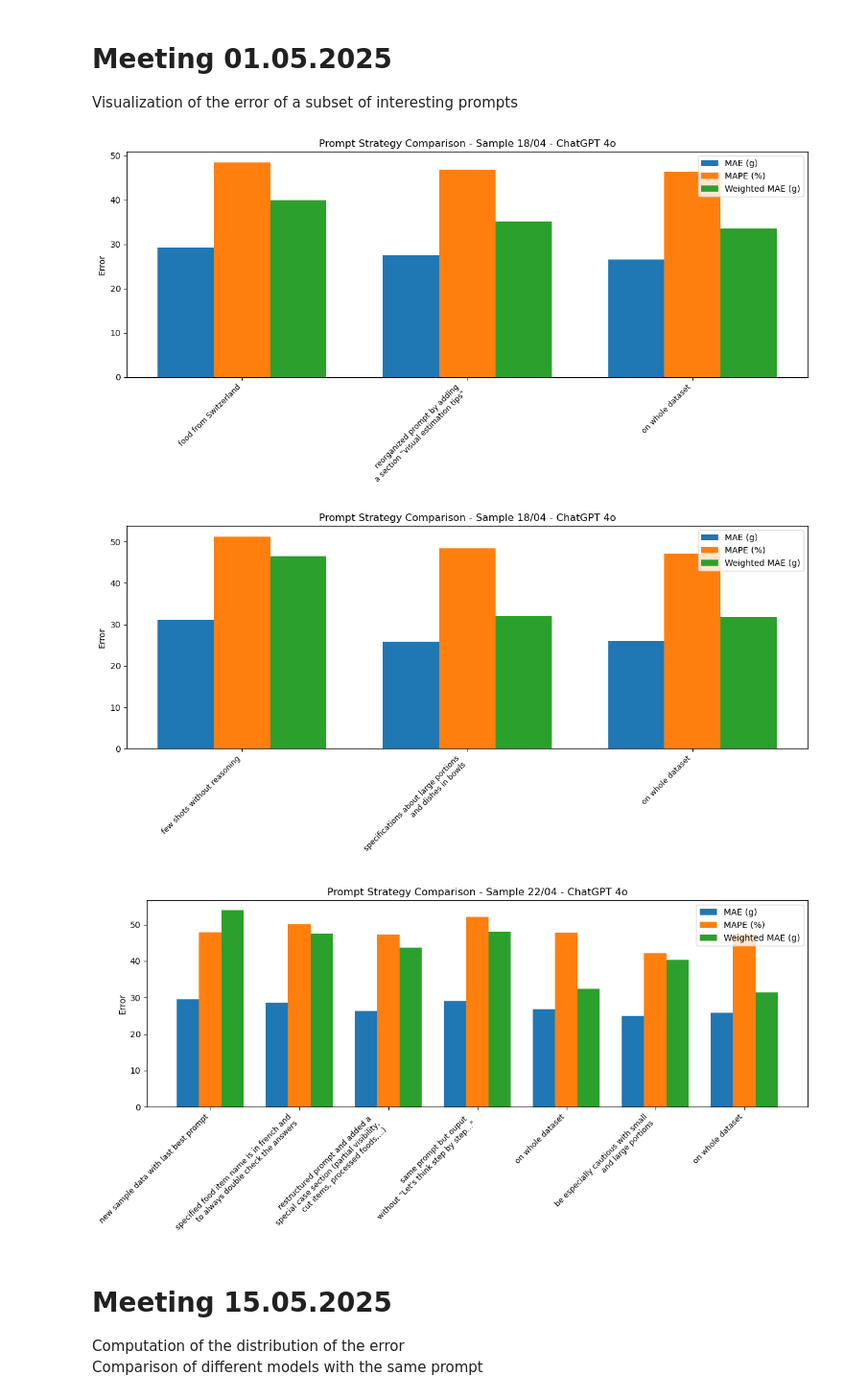
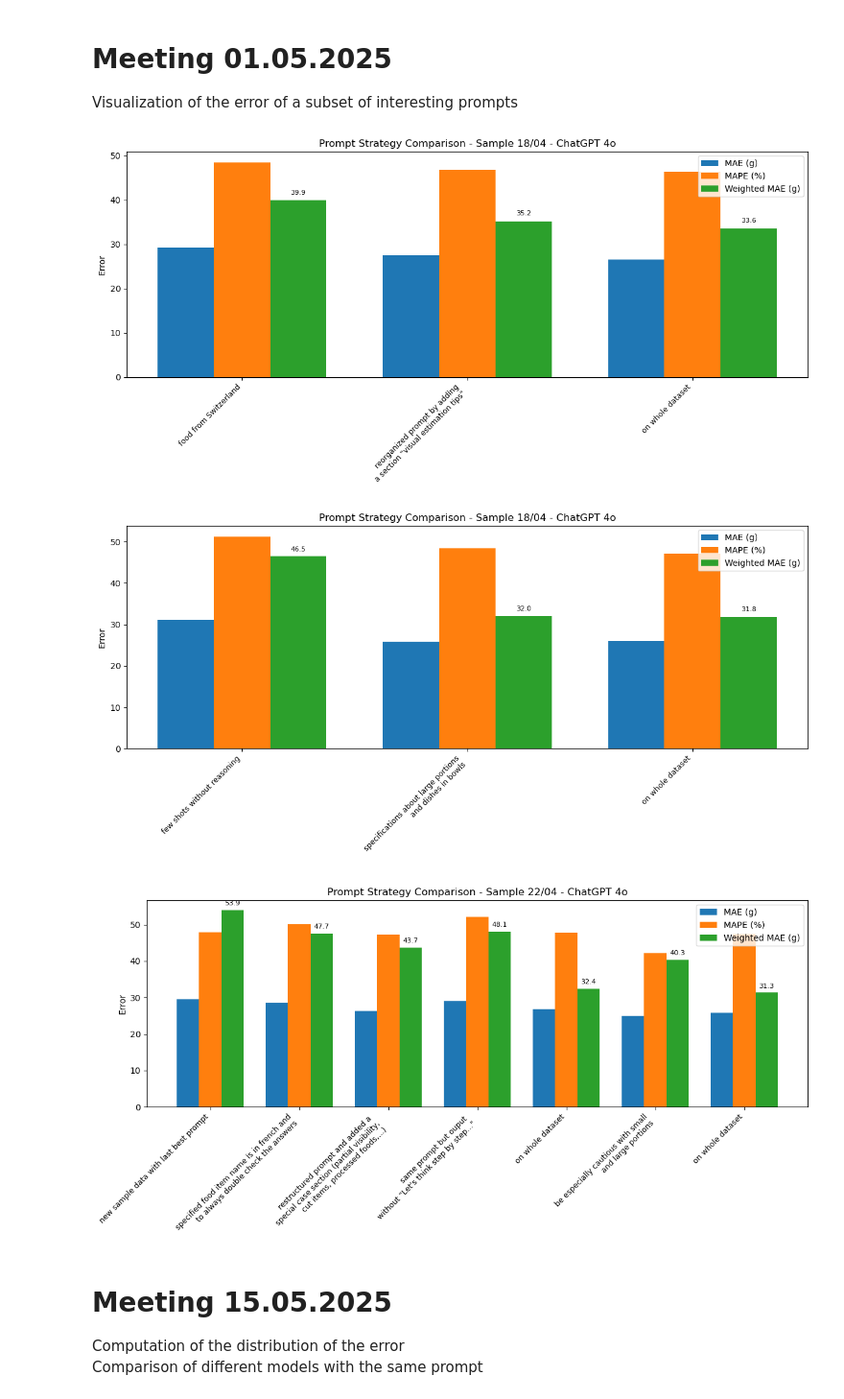
Before and after one commit to samaaraaah/volumetric-estimation-of-food-bachelor-project, a Jupyter notebook: src/visualize_results.ipynb, the cells around one changed output. Shown: that part at 96% size. Saved outputs shown, nothing was run; the diff lists cells and outputs as text; code cells hidden in the pictures.

```diff
--- a/src/visualize_results.ipynb
+++ b/src/visualize_results.ipynb
@@ -65,40 +65,50 @@ Visualization of the error of a subset of interesting prompts
 def plot_metrics(df_subset, title, color="black", label="plot_desc"):
     df_subset.dropna(subset=[label], inplace=True)
 
-    # Replace all literal "\n" with real line breaks in the 'plot_desc' column
+    # Replace all literal "\n" with real line breaks in the label column
     df_subset[label] = df_subset[label].str.replace(r"\\n", "\n", regex=True)
 
     fig, ax = plt.subplots(figsize=(12, 6))
     bar_width = 0.25
     x = range(len(df_subset))
 
     ax.bar([i - bar_width for i in x], df_subset["MAE"], width=bar_width, label="MAE (g)")
     ax.bar(x, df_subset["MAPE"], width=bar_width, label="MAPE (%)")
-    ax.bar([i + bar_width for i in x], df_subset["Weighted_MAE"], width=bar_width, label="Weighted MAE (g)")
+    bars = ax.bar([i + bar_width for i in x], df_subset["Weighted_MAE"], width=bar_width, label="Weighted MAE (g)")
+
+    # Annotate Weighted MAE values
+    for i, bar in enumerate(bars):
+        height = bar.get_height()
+        ax.text(
+            bar.get_x() + bar.get_width() / 2,  # x position
+            height + 1,                         # y position (slightly above the bar)
+            f"{height:.1f}",                    # format to 1 decimal
+            ha='center', va='bottom', fontsize=8, color='black'
+        )
 
     ax.set_xticks(x)
     ax.set_xticklabels(df_subset[label], rotation=45, ha="right", fontsize=9, color=color)
     ax.set_ylabel("Error")
     ax.set_title(title)
     ax.legend()
     plt.tight_layout()
     plt.show()
 
 # Plot sample data
 df = pd.read_csv("./metrics_results.csv")
 
 df1 = df.iloc[26:31].copy()
 plot_metrics(df1, "Prompt Strategy Comparison - Sample 18/04 - ChatGPT 4o")
 
 df2 = df.iloc[31:39].copy()
 plot_metrics(df2, "Prompt Strategy Comparison - Sample 18/04 - ChatGPT 4o")
 
 df3 = df.iloc[39:54].copy()
 plot_metrics(df3, "Prompt Strategy Comparison - Sample 22/04 - ChatGPT 4o")
 # %% [output]
-[figure, old version]
+[figure, new version]
-[figure, old version]
+[figure, new version]
-[figure, old version]
+[figure, new version]
 # %% [markdown]
 # Meeting 15.05.2025
 Computation of the distribution of the error
```
Also changed, not shown: parts of 2 cells of this notebook, 28 other files.
